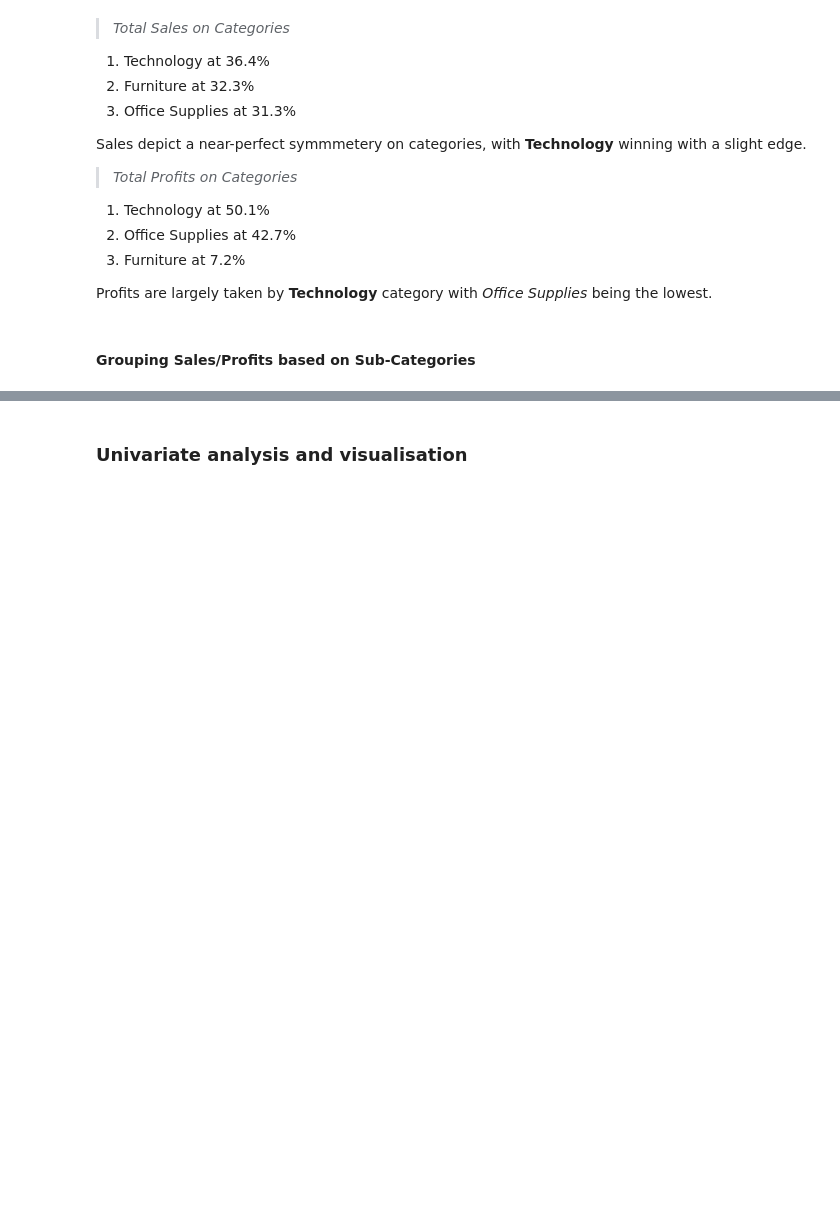
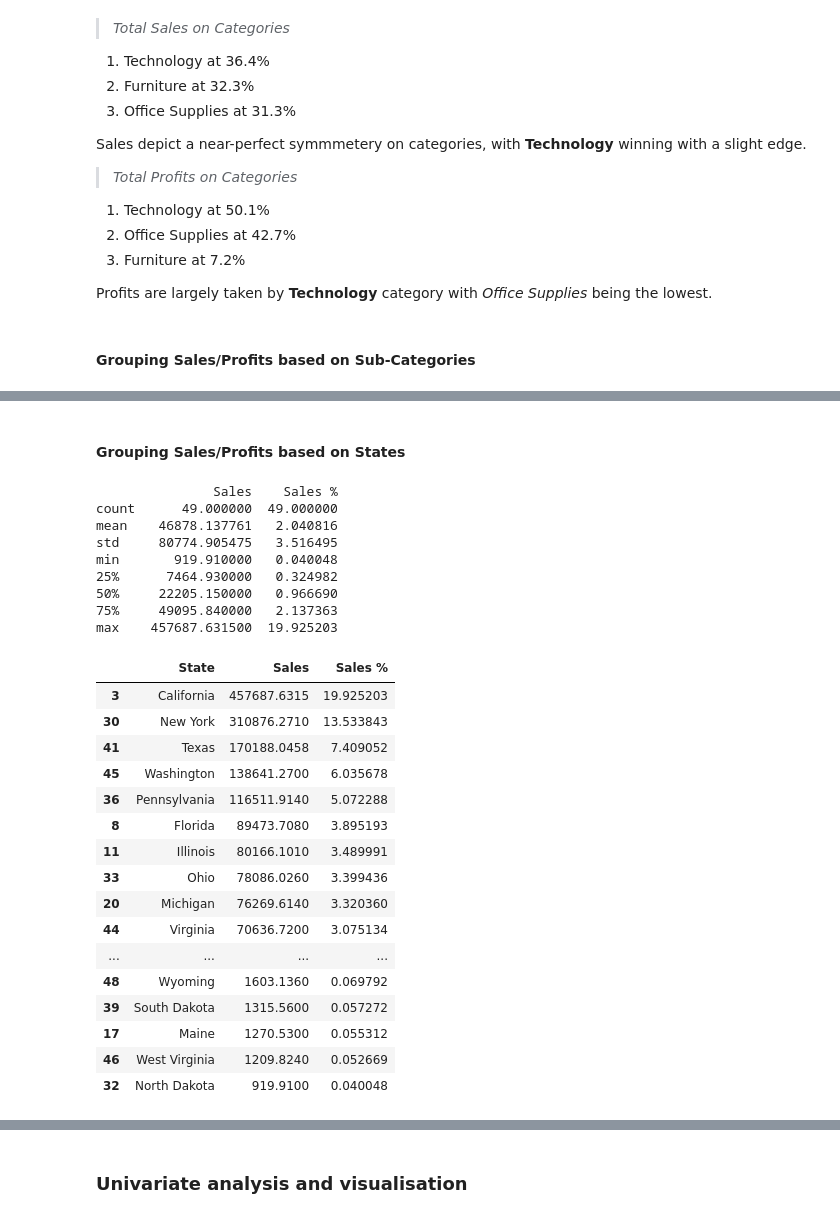
Before and after one commit to nareshwar/uhull-module-1, a Jupyter notebook: assignment_notebook/assignment_final.ipynb, the cells around one changed output, grey strips where cells are left out. Cells and saved outputs as stored; diff of their text form; code cells hidden in the pictures; blank space fills up the shorter version.

Commit message:
More data cleansing

```diff
--- a/assignment_notebook/assignment_final.ipynb
+++ b/assignment_notebook/assignment_final.ipynb
@@ -323,0 +425,35 @@ sales_per_cat_subcat.describe()
+# %% [markdown]
+#### Grouping Sales/Profits based on States
+# %%
+# group total sales by states from the highest sale.
+sales_by_states = global_super_store_data.groupby(['State'], as_index=False)['Sales'].sum().sort_values(by='Sales', ascending=False)
+sales_by_states['Sales %'] = (sales_by_states['Sales'] / global_super_store_data['Sales'].sum()) * 100
+print(sales_by_states.describe())
+sales_by_states
+# %% [output]
+               Sales    Sales %
+count      49.000000  49.000000
+mean    46878.137761   2.040816
+std     80774.905475   3.516495
+min       919.910000   0.040048
+25%      7464.930000   0.324982
+50%     22205.150000   0.966690
+75%     49095.840000   2.137363
+max    457687.631500  19.925203
+|  | State | Sales | Sales % |
+| 3 | California | 457687.6315 | 19.925203 |
+| 30 | New York | 310876.2710 | 13.533843 |
+| 41 | Texas | 170188.0458 | 7.409052 |
+| 45 | Washington | 138641.2700 | 6.035678 |
+| 36 | Pennsylvania | 116511.9140 | 5.072288 |
+| 8 | Florida | 89473.7080 | 3.895193 |
+| 11 | Illinois | 80166.1010 | 3.489991 |
+| 33 | Ohio | 78086.0260 | 3.399436 |
+| 20 | Michigan | 76269.6140 | 3.320360 |
+| 44 | Virginia | 70636.7200 | 3.075134 |
+| ... | ... | ... | ... |
+| 48 | Wyoming | 1603.1360 | 0.069792 |
+| 39 | South Dakota | 1315.5600 | 0.057272 |
+| 17 | Maine | 1270.5300 | 0.055312 |
+| 46 | West Virginia | 1209.8240 | 0.052669 |
+| 32 | North Dakota | 919.9100 | 0.040048 |
```
Also changed, not shown: parts of 22 cells of this notebook, 1 other file.
